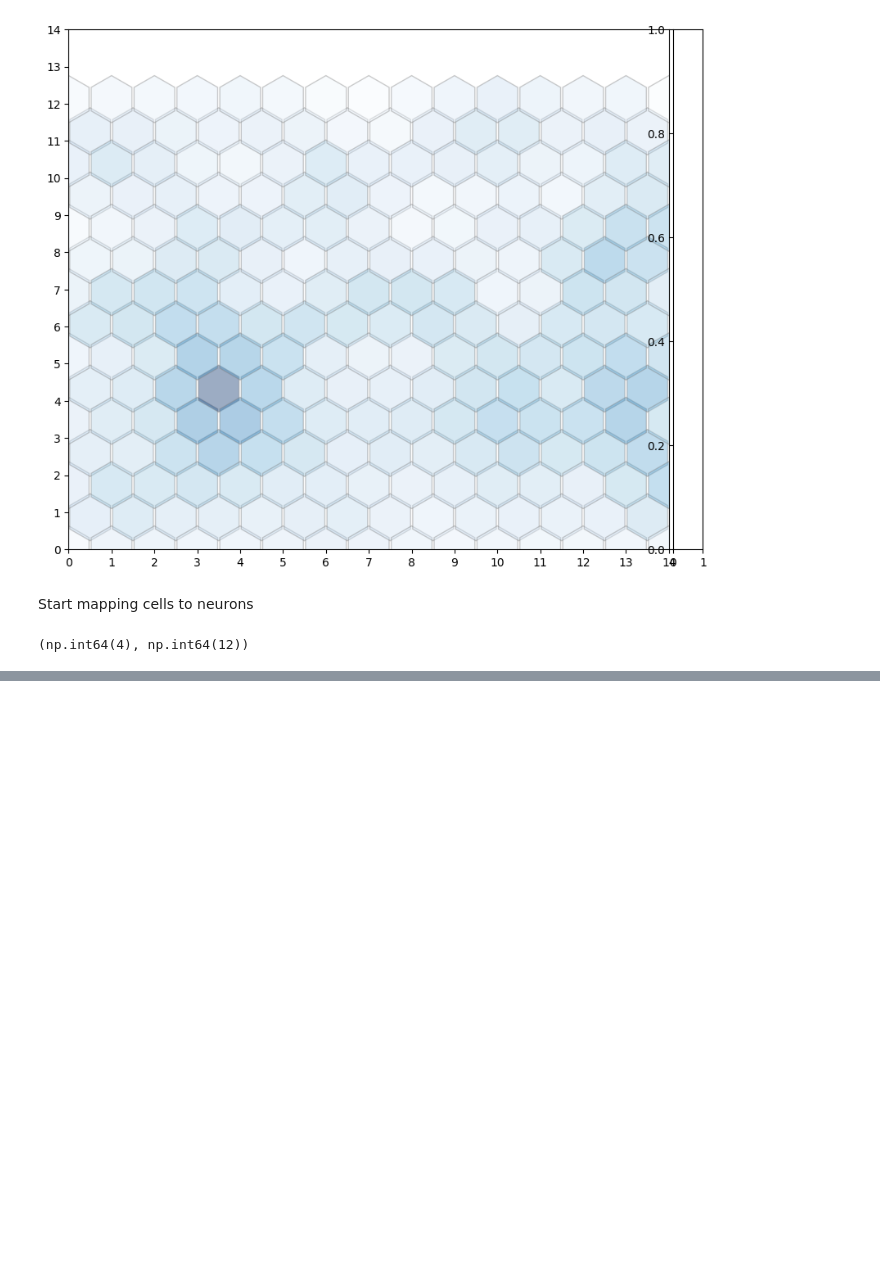
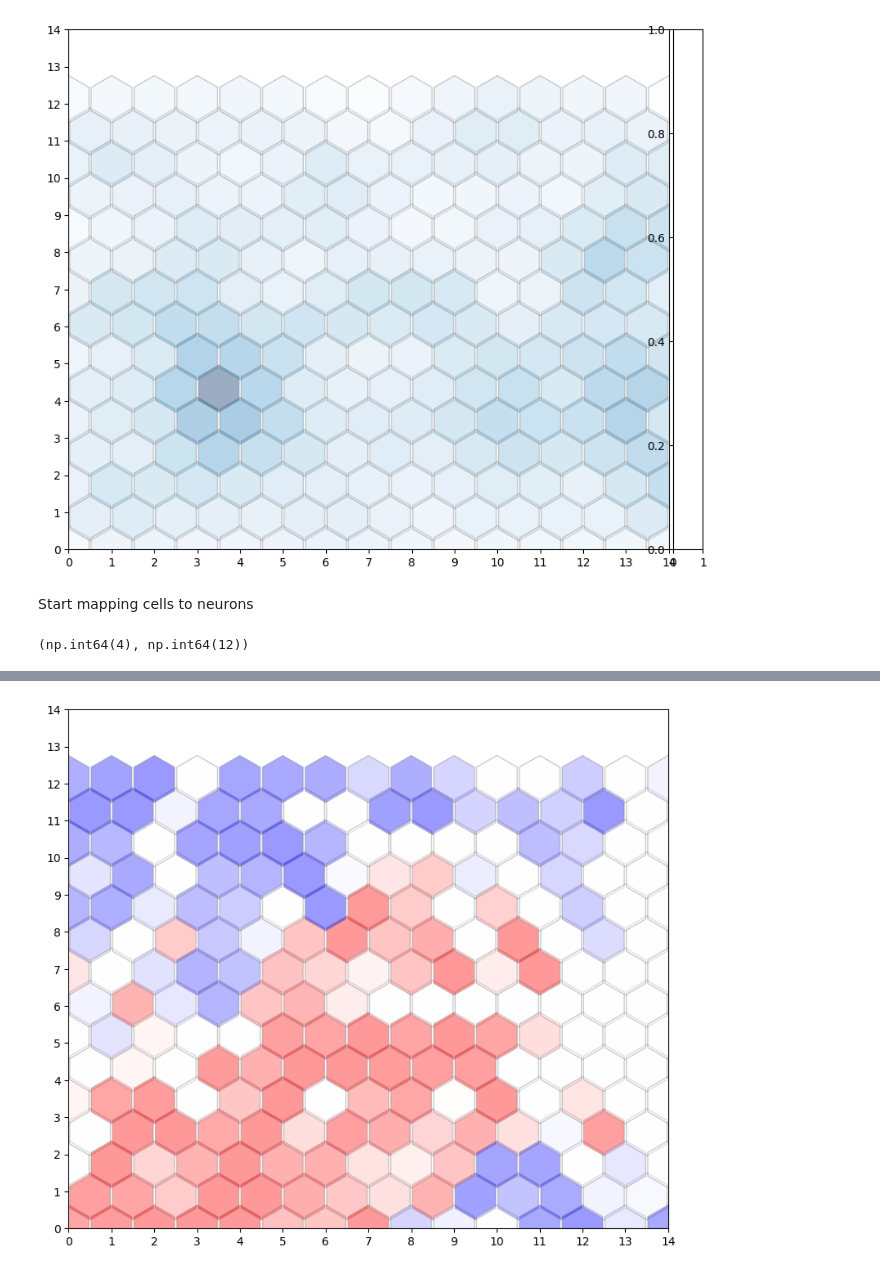
Before and after one commit to SZ-yang/SCSeq_LineageBarcoding, a Jupyter notebook: kevin/Writeup6_SOM/Writeup6_LARRY_SOM_entropy.ipynb, the cells around one changed output, grey strips where cells are left out. Drawn from its saved outputs; the diff is of its cells as text; code cells hidden in the pictures; blank space fills up the shorter version.

```diff
--- a/kevin/Writeup6_SOM/Writeup6_LARRY_SOM_entropy.ipynb
+++ b/kevin/Writeup6_SOM/Writeup6_LARRY_SOM_entropy.ipynb
@@ -408,0 +639,3 @@ print(w)
+# %%
+total_grid = neutrophil_grid-monocyte_grid
+print(total_grid)
@@ -408,0 +660,45 @@ print(w)
+# %%
+import matplotlib.pyplot as plt
+from matplotlib.patches import RegularPolygon
+from mpl_toolkits.axes_grid1 import make_axes_locatable
+import numpy as np
+import matplotlib.cm as cm
+
+# Create a figure for the hexagonal grid visualization
+f = plt.figure(figsize=(10,10))
+ax = f.add_subplot(111)
+
+ax.set_aspect('equal')
+
+# Normalize the values in total_grid to be between -1 and 1
+norm_total_grid = (total_grid + 1) / 2  # This normalizes -1 to 0, 0 to 0.5, and 1 to 1
+
+# Create a hexagonal grid for the SOM
+for i in range(weights.shape[0]):
+    for j in range(weights.shape[1]):
+        wy = yy[(i, j)] * np.sqrt(3) / 2
+        # Use cm.bwr for red-white-blue colormap
+        hex = RegularPolygon((xx[(i, j)], wy),
+                             numVertices=6,
+                             radius=.95 / np.sqrt(3),
+                             facecolor=cm.bwr(norm_total_grid[i, j]),
+                             alpha=.4,
+                             edgecolor='gray')
+        ax.add_patch(hex)
+
+xrange = np.arange(weights.shape[0])
+yrange = np.arange(weights.shape[1])
+plt.xticks(xrange-.5, xrange)
+plt.yticks(yrange * np.sqrt(3) / 2, yrange)
+
+# Add colorbar
+divider = make_axes_locatable(plt.gca())
+ax_cb = divider.new_horizontal(size="5%", pad=0.05)
+cb = plt.colorbar(cm.ScalarMappable(cmap=cm.bwr), cax=ax_cb)
+cb.set_ticks([-1, 0, 1])
+cb.set_ticklabels(['-1', '0', '1'])
+cb.set_label('Value range (-1 to 1)')
+
+plt.show()
+# %% [output]
+[figure, added]
```
Also changed, not shown: parts of 20 cells of this notebook.
